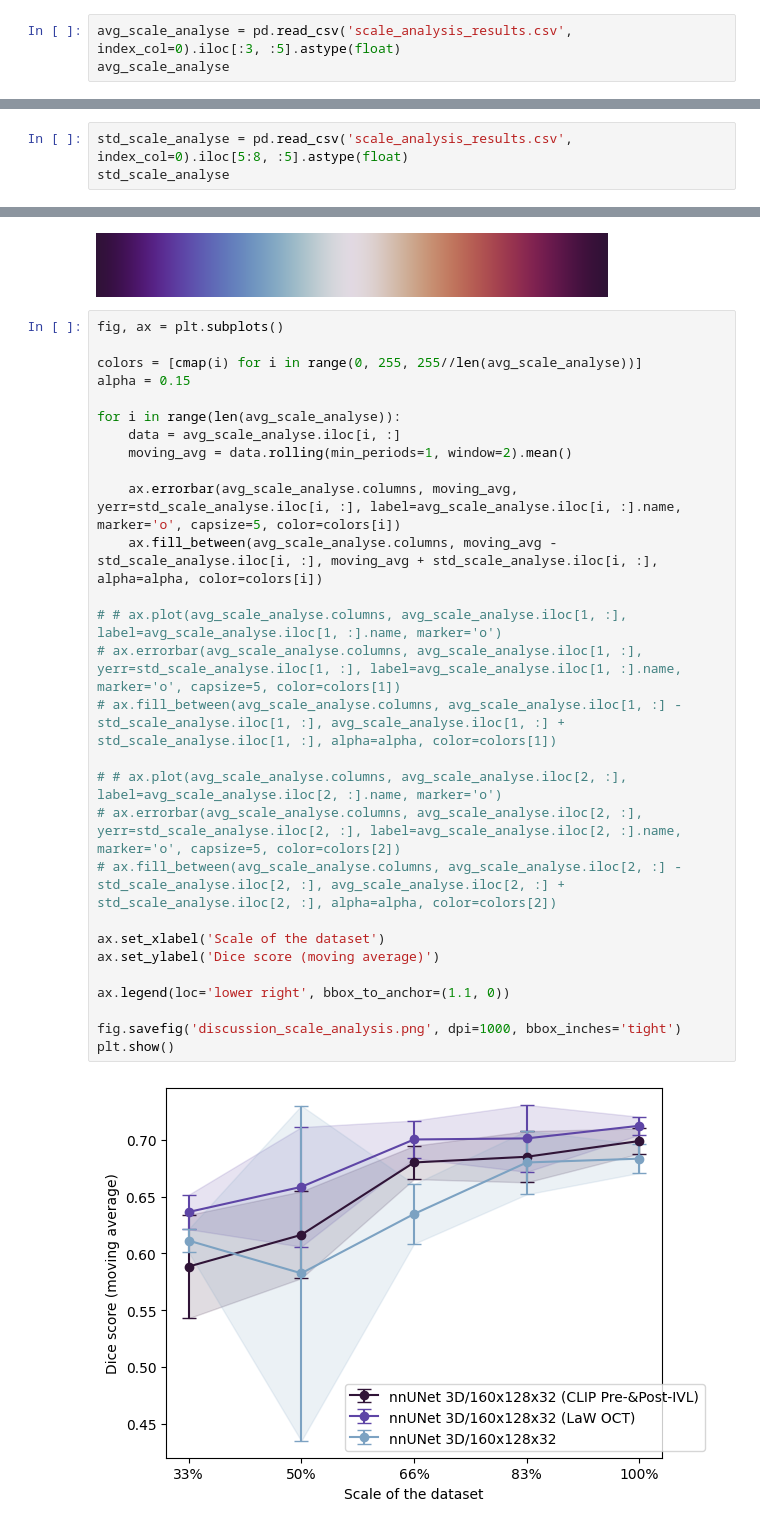
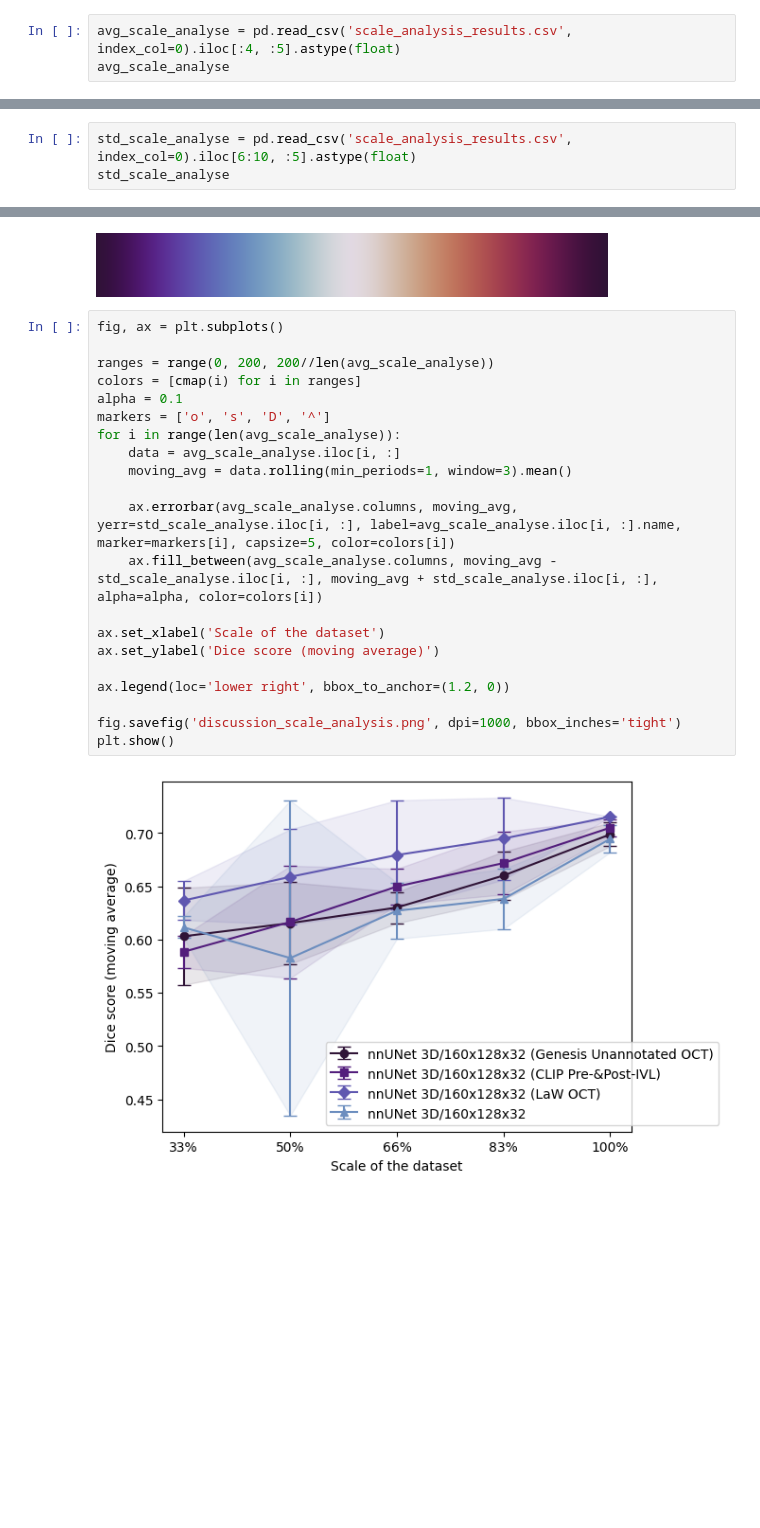
Before and after one commit to icekang/master_thesis, a Jupyter notebook: result figure generator/scale_analysis_plot.ipynb, the cells around one changed output, grey strips where cells are left out. Cells and saved outputs as stored; diff of their text form; blank space fills up the shorter version.

Commit message:
chore: add Genesis scale analysis photo and change the window size to 3

```diff
--- a/result figure generator/scale_analysis_plot.ipynb
+++ b/result figure generator/scale_analysis_plot.ipynb
@@ -3,7 +3,7 @@ import matplotlib.pyplot as plt
 import matplotlib as mpl
 import pandas as pd
 # %%
-avg_scale_analyse = pd.read_csv('scale_analysis_results.csv', index_col=0).iloc[:3, :5].astype(float)
+avg_scale_analyse = pd.read_csv('scale_analysis_results.csv', index_col=0).iloc[:4, :5].astype(float)
 avg_scale_analyse
 # %% [output]
 |  | 33% | 50% | 66% | 83% | 100% |
@@ -11,7 +12,7 @@ avg_scale_analyse
 | nnUNet 3D/160x128x32 (LaW OCT) | 0.636594 | 0.680909 | 0.720197 | 0.682831 | 0.742475 |
 | nnUNet 3D/160x128x32 | 0.611389 | 0.553681 | 0.716012 | 0.644530 | 0.722741 |
 # %%
-std_scale_analyse = pd.read_csv('scale_analysis_results.csv', index_col=0).iloc[5:8, :5].astype(float)
+std_scale_analyse = pd.read_csv('scale_analysis_results.csv', index_col=0).iloc[6:10, :5].astype(float)
 std_scale_analyse
 # %% [output]
 |  | 33% | 50% | 66% | 83% | 100% |
@@ -40,30 +42,23 @@ cmap
 # %%
 fig, ax = plt.subplots()
 
-colors = [cmap(i) for i in range(0, 255, 255//len(avg_scale_analyse))]
-alpha = 0.15
-
+ranges = range(0, 200, 200//len(avg_scale_analyse))
+colors = [cmap(i) for i in ranges]
+alpha = 0.1
+markers = ['o', 's', 'D', '^']
 for i in range(len(avg_scale_analyse)):
     data = avg_scale_analyse.iloc[i, :]
-    moving_avg = data.rolling(min_periods=1, window=2).mean()
+    moving_avg = data.rolling(min_periods=1, window=3).mean()
 
-    ax.errorbar(avg_scale_analyse.columns, moving_avg, yerr=std_scale_analyse.iloc[i, :], label=avg_scale_analyse.iloc[i, :].name, marker='o', capsize=5, color=colors[i])
+    ax.errorbar(avg_scale_analyse.columns, moving_avg, yerr=std_scale_analyse.iloc[i, :], label=avg_scale_analyse.iloc[i, :].name, marker=markers[i], capsize=5, color=colors[i])
     ax.fill_between(avg_scale_analyse.columns, moving_avg - std_scale_analyse.iloc[i, :], moving_avg + std_scale_analyse.iloc[i, :], alpha=alpha, color=colors[i])
-
-# # ax.plot(avg_scale_analyse.columns, avg_scale_analyse.iloc[1, :], label=avg_scale_analyse.iloc[1, :].name, marker='o')
-# ax.errorbar(avg_scale_analyse.columns, avg_scale_analyse.iloc[1, :], yerr=std_scale_analyse.iloc[1, :], label=avg_scale_analyse.iloc[1, :].name, marker='o', capsize=5, color=colors[1])
-# ax.fill_between(avg_scale_analyse.columns, avg_scale_analyse.iloc[1, :] - std_scale_analyse.iloc[1, :], avg_scale_analyse.iloc[1, :] + std_scale_analyse.iloc[1, :], alpha=alpha, color=colors[1])
-
-# # ax.plot(avg_scale_analyse.columns, avg_scale_analyse.iloc[2, :], label=avg_scale_analyse.iloc[2, :].name, marker='o')
-# ax.errorbar(avg_scale_analyse.columns, avg_scale_analyse.iloc[2, :], yerr=std_scale_analyse.iloc[2, :], label=avg_scale_analyse.iloc[2, :].name, marker='o', capsize=5, color=colors[2])
-# ax.fill_between(avg_scale_analyse.columns, avg_scale_analyse.iloc[2, :] - std_scale_analyse.iloc[2, :], avg_scale_analyse.iloc[2, :] + std_scale_analyse.iloc[2, :], alpha=alpha, color=colors[2])
 
 ax.set_xlabel('Scale of the dataset')
 ax.set_ylabel('Dice score (moving average)')
 
-ax.legend(loc='lower right', bbox_to_anchor=(1.1, 0))
+ax.legend(loc='lower right', bbox_to_anchor=(1.2, 0))
 
 fig.savefig('discussion_scale_analysis.png', dpi=1000, bbox_inches='tight')
 plt.show()
 # %% [output]
-[figure, old version]
+[figure, new version]
```
Also changed, not shown: parts of 3 cells of this notebook, 9 other files.
